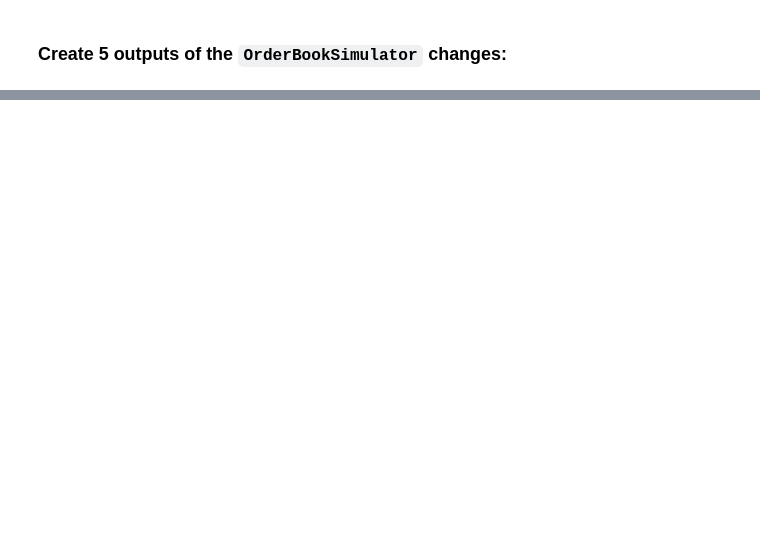
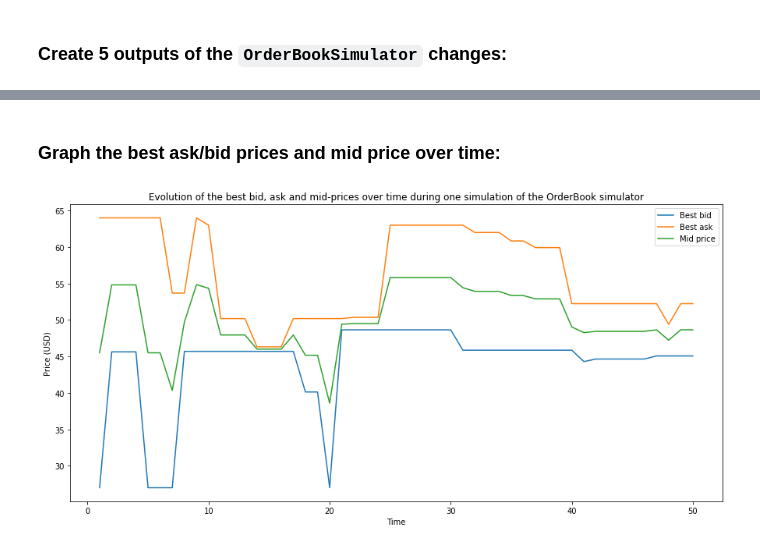
Before and after one commit to sunnymshah95/CME-241-RLinFinance, a Jupyter notebook: Assignment 09/solutions.ipynb, the cells around one changed output, grey strips where cells are left out. Saved outputs shown, nothing was run; the diff lists cells and outputs as text; code cells hidden in the pictures; blank space fills up the shorter version.

```diff
--- a/Assignment 09/solutions.ipynb
+++ b/Assignment 09/solutions.ipynb
@@ -133,0 +127,24 @@ for i in samples:
+# %% [markdown]
+### Graph the best ask/bid prices and mid price over time:
+# %%
+num_traces = 50
+time = range(1, 1 + num_traces)
+
+ob_generator = simulator.simulate(Choose([book]))
+trace = [order_book for order_book in itertools.islice(ob_generator, num_traces)]
+
+best_bid = [order_book.state.bid_price() for order_book in trace]
+best_ask = [order_book.state.ask_price() for order_book in trace]
+mid_price = [order_book.state.mid_price() for order_book in trace]
+
+plt.plot(time, best_bid, label = 'Best bid')
+plt.plot(time, best_ask, label = 'Best ask')
+plt.plot(time, mid_price, label = 'Mid price')
+
+plt.xlabel("Time")
+plt.ylabel("Price (USD)")
+plt.title("Evolution of the best bid, ask and mid-prices over time during one simulation of the OrderBook simulator")
+plt.legend()
+plt.show()
+# %% [output]
+[figure, added]
```
Also changed, not shown: parts of 13 cells of this notebook.
